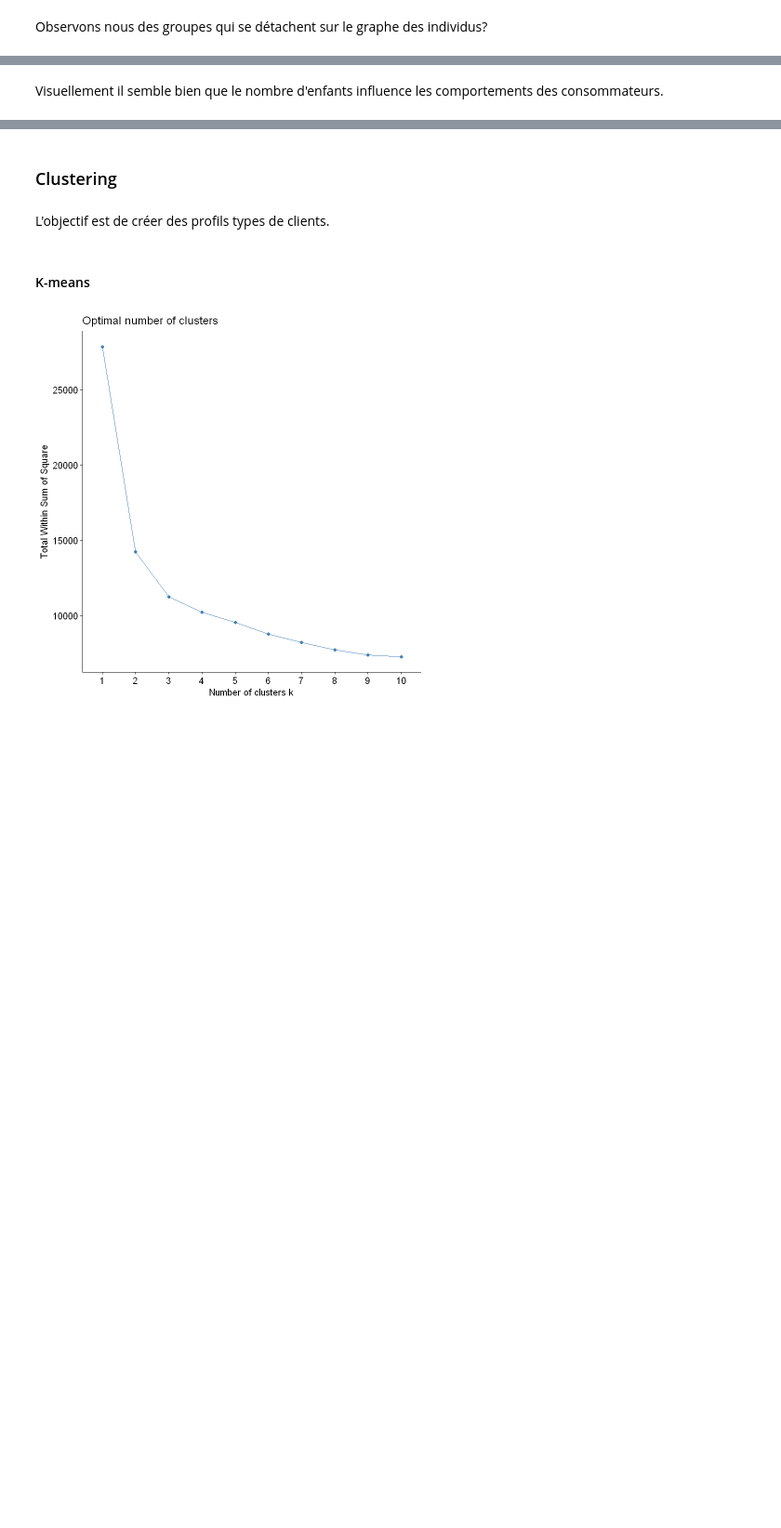
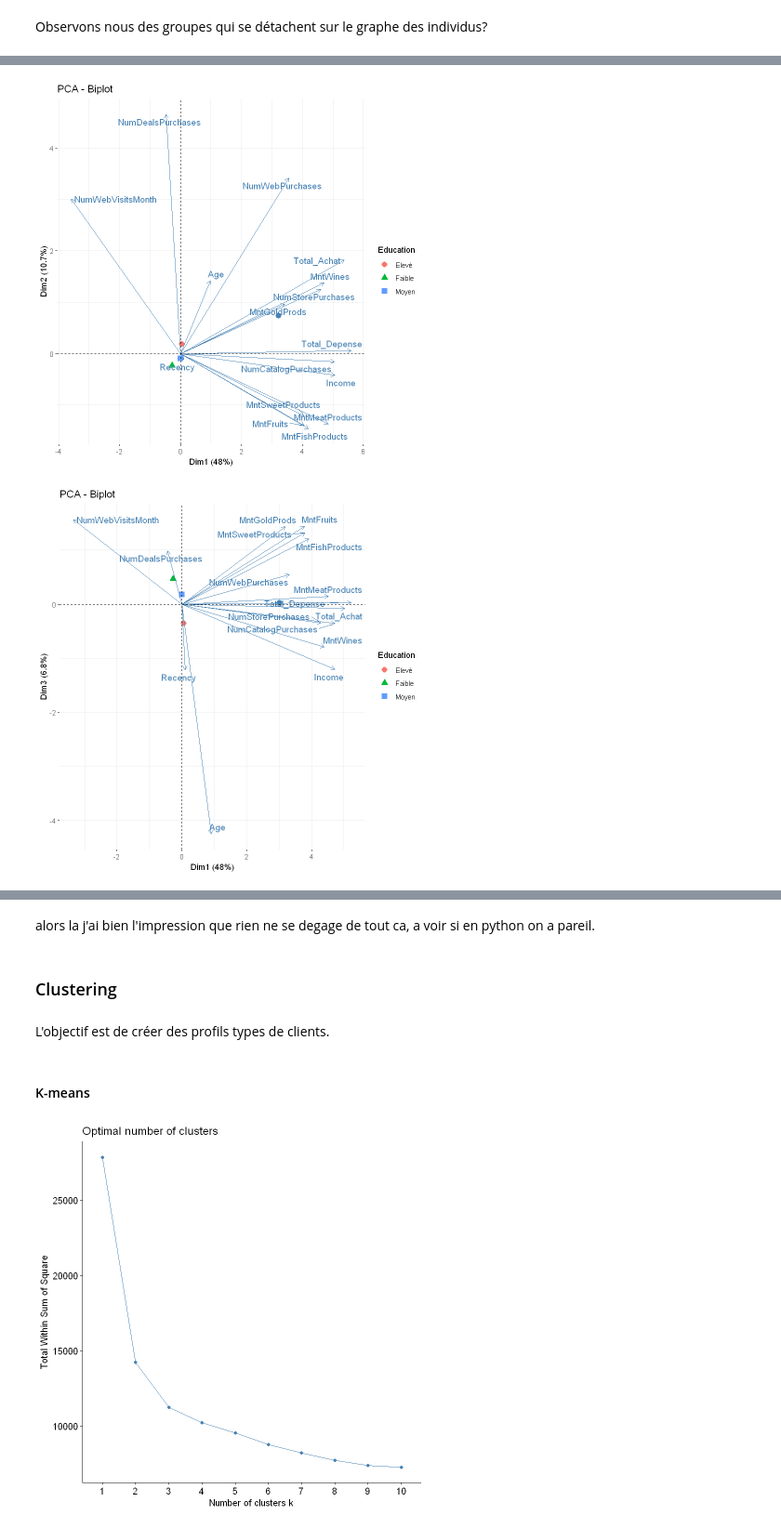
Before and after one commit to Emaglp/Data_Analysis, a Jupyter notebook: JL_R_.ipynb, the cells around one changed output, grey strips where cells are left out. Shown at 93% size. Saved outputs shown, nothing was run; the diff lists cells and outputs as text; code cells hidden in the pictures; blank space fills up the shorter version.

```diff
--- a/JL_R_.ipynb
+++ b/JL_R_.ipynb
@@ -611,2 +614,10 @@ fviz_pca_biplot(acp, label = "var", habillage = 5,repel = TRUE)
-# %% [markdown]
-Visuellement il semble bien que le nombre d'enfants influence les comportements des consommateurs.
+# %%
+fviz_pca_biplot(acp, label = "var",habillage = 1, mean.point = TRUE, geom.ind = "none", repel = TRUE,)
+fviz_pca_biplot(acp, label = "var",habillage = 1, mean.point = TRUE, geom.ind = "none", repel = TRUE,axes=c(1,3) )
+fviz_pca_biplot(acp, label = "var",habillage = 2, mean.point = TRUE, geom.ind = "none", repel = TRUE,)
+fviz_pca_biplot(acp, label = "var",habillage = 3, mean.point = TRUE, geom.ind = "none", repel = TRUE,)
+fviz_pca_biplot(acp, label = "var",habillage = 4, mean.point = TRUE, geom.ind = "none", repel = TRUE,)
+fviz_pca_biplot(acp, label = "var",habillage = 5, mean.point = TRUE, geom.ind = "none", repel = TRUE,)
+# %% [output]
+[figure, added]
+[figure, added]
@@ -613,3 +628,5 @@ Visuellement il semble bien que le nombre d'enfants influence les comportements
+# %% [markdown]
+alors la j'ai bien l'impression que rien ne se degage de tout ca, a voir si en python on a pareil.
 # %% [markdown]
 ### Clustering
 # %% [markdown]
```
Also changed, not shown: parts of 13 cells of this notebook.
